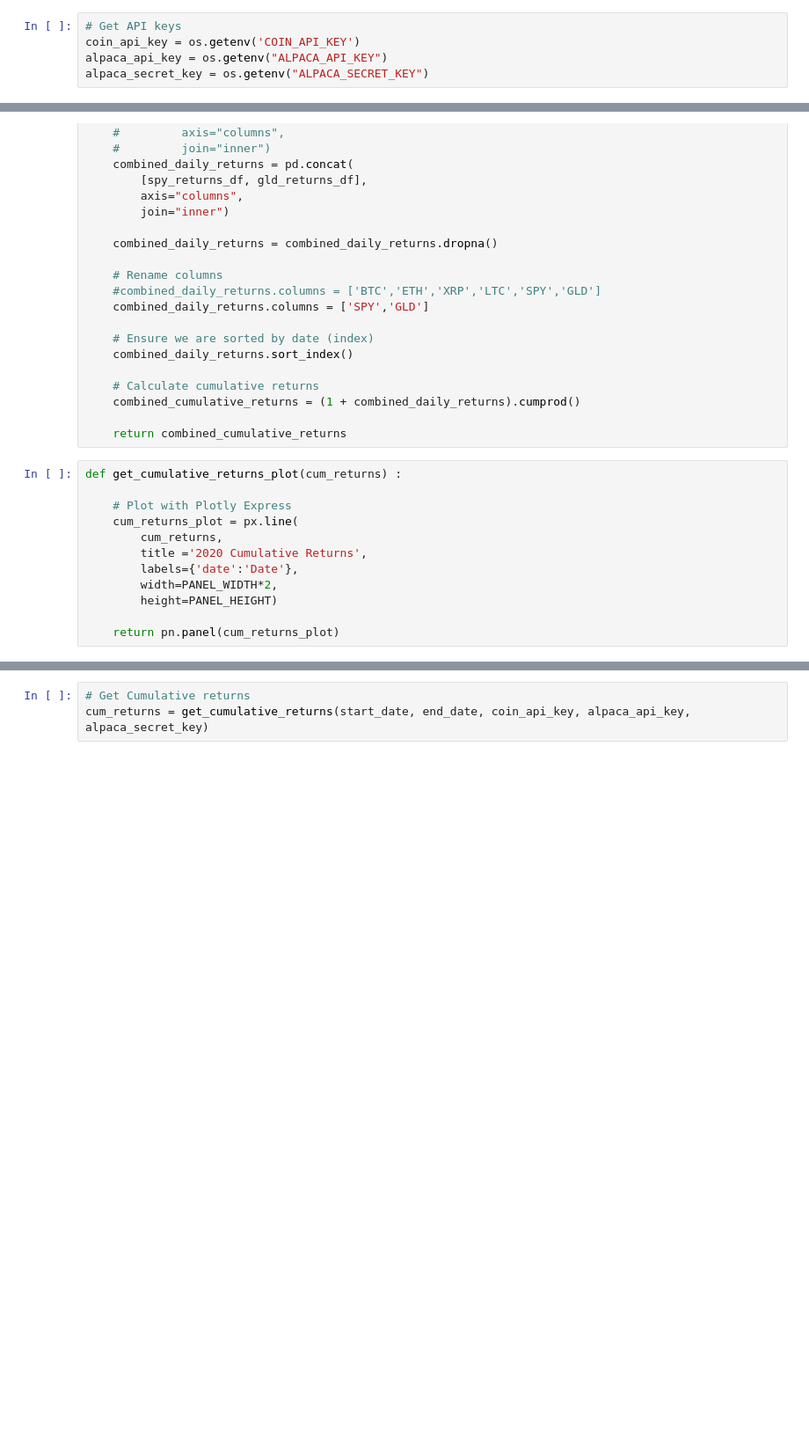
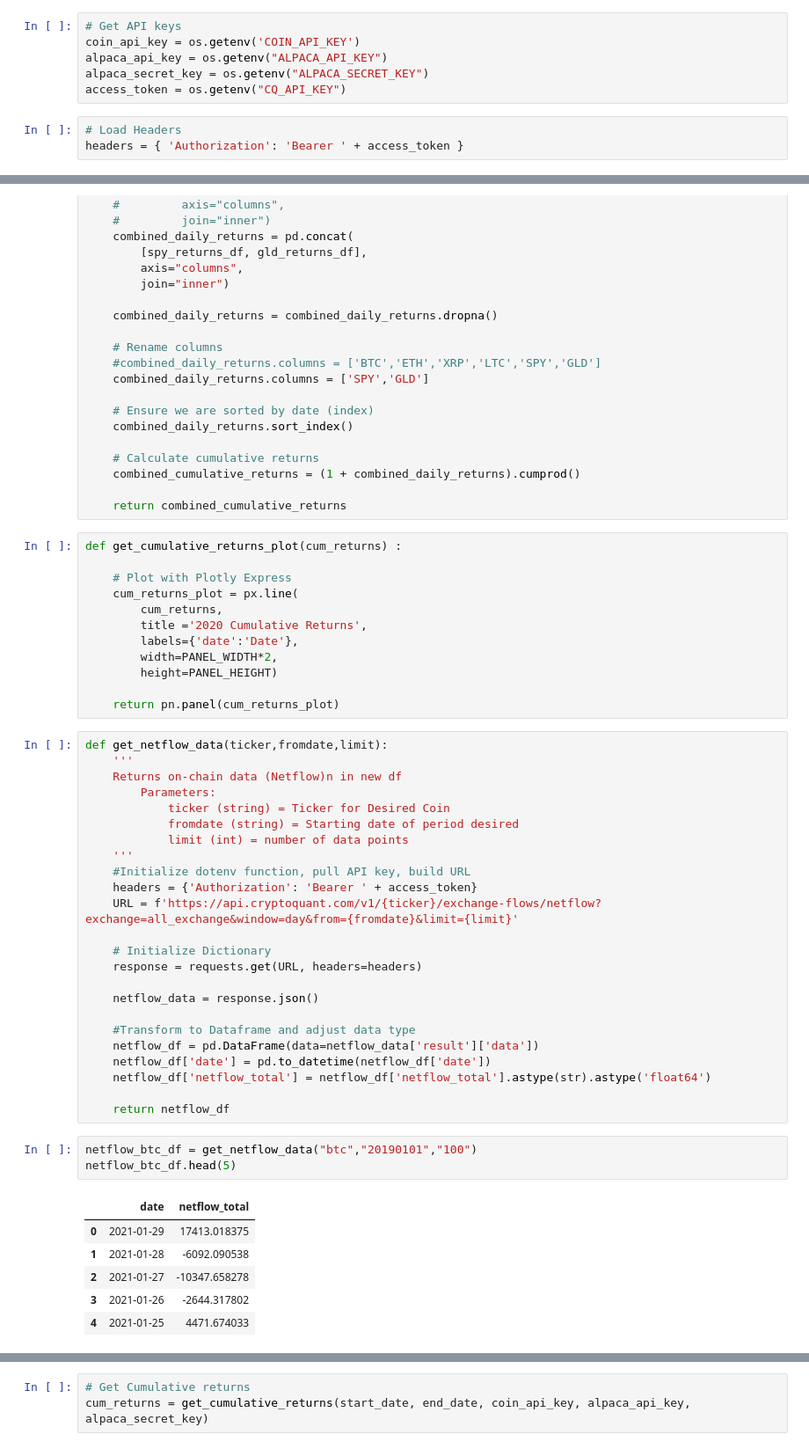
Before and after one commit to nospmah/fintech.group_project, a Jupyter notebook: reports/analysis.ipynb, the cells around one changed output, grey strips where cells are left out. Shown at 88% size. Drawn from its saved outputs; the diff is of its cells as text; blank space fills up the shorter version.

```diff
--- a/reports/analysis.ipynb
+++ b/reports/analysis.ipynb
@@ -39,6 +31,10 @@ True
 coin_api_key = os.getenv('COIN_API_KEY')
 alpaca_api_key = os.getenv("ALPACA_API_KEY")
 alpaca_secret_key = os.getenv("ALPACA_SECRET_KEY")
+access_token = os.getenv("CQ_API_KEY")
+# %%
+# Load Headers
+headers = { 'Authorization': 'Bearer ' + access_token }
 # %%
 # Common date params
 start_date = '2021-01-10'
@@ -225,3 +221,37 @@ def get_cumulative_returns_plot(cum_returns) :
         height=PANEL_HEIGHT)
 
     return pn.panel(cum_returns_plot)
+# %%
+def get_netflow_data(ticker,fromdate,limit):
+    '''
+    Returns on-chain data (Netflow)n in new df
+        Parameters:
+            ticker (string) = Ticker for Desired Coin
+            fromdate (string) = Starting date of period desired
+            limit (int) = number of data points
+    '''
+    #Initialize dotenv function, pull API key, build URL
+    headers = {'Authorization': 'Bearer ' + access_token}
+    URL = f'https://api.cryptoquant.com/v1/{ticker}/exchange-flows/netflow?exchange=all_exchange&window=day&from={fromdate}&limit={limit}'
+
+    # Initialize Dictionary
+    response = requests.get(URL, headers=headers)
+
+    netflow_data = response.json()
+
+    #Transform to Dataframe and adjust data type
+    netflow_df = pd.DataFrame(data=netflow_data['result']['data'])
+    netflow_df['date'] = pd.to_datetime(netflow_df['date'])
+    netflow_df['netflow_total'] = netflow_df['netflow_total'].astype(str).astype('float64')
+
+    return netflow_df
+# %%
+netflow_btc_df = get_netflow_data("btc","20190101","100")
+netflow_btc_df.head(5)
+# %% [output]
+|  | date | netflow_total |
+| 0 | 2021-01-29 | 17413.018375 |
+| 1 | 2021-01-28 | -6092.090538 |
+| 2 | 2021-01-27 | -10347.658278 |
+| 3 | 2021-01-26 | -2644.317802 |
+| 4 | 2021-01-25 | 4471.674033 |
```
Also changed, not shown: parts of 10 cells of this notebook, 1 other file.
